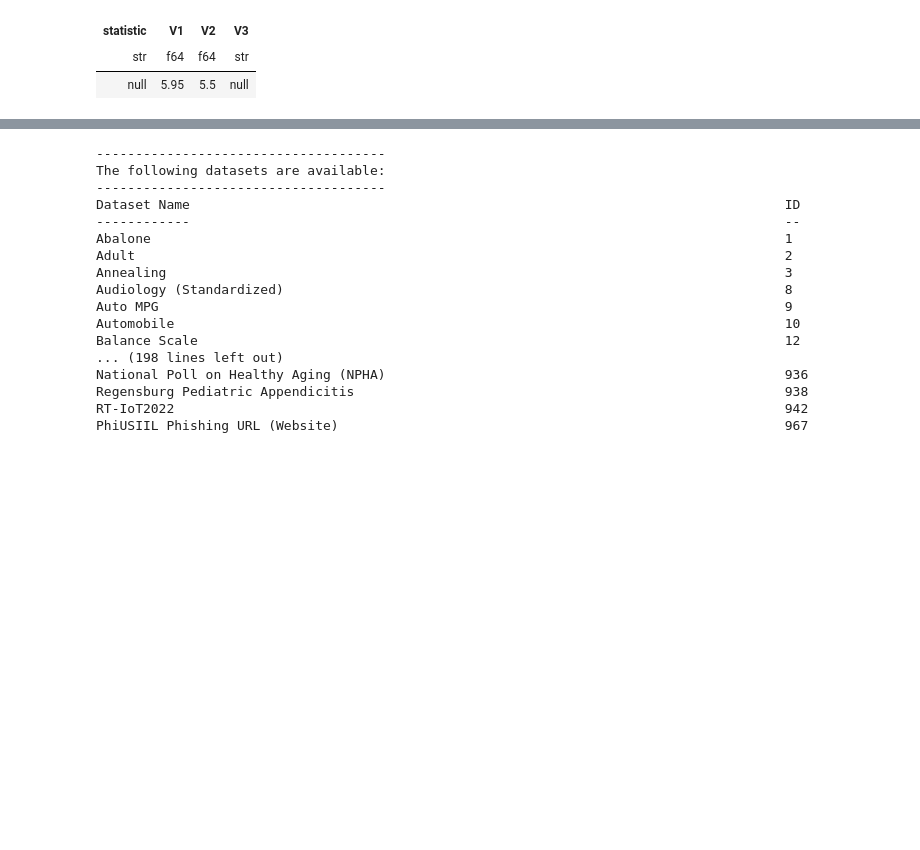
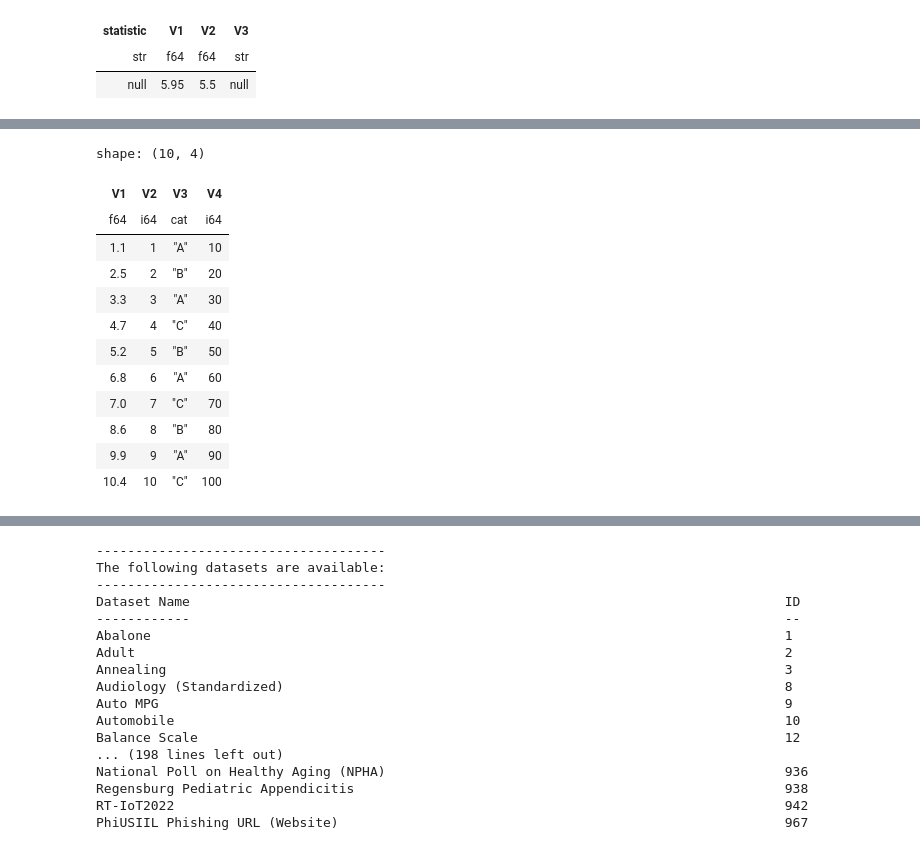
Before and after one commit to carloslesmes/COLAB, a Jupyter notebook: pandasypolars.ipynb, the cells around one changed output, grey strips where cells are left out. Cells and saved outputs as stored; diff of their text form; code cells hidden in the pictures; blank space fills up the shorter version.

```diff
--- a/pandasypolars.ipynb
+++ b/pandasypolars.ipynb
@@ -115,0 +161,17 @@ shape: (1, 4)
+# %%
+y = pl.Series("V4", [10, 20, 30, 40, 50, 60, 70, 80, 90, 100])
+df.hstack([y])
+# %% [output]
+shape: (10, 4)
+| V1 | V2 | V3 | V4 |
+| f64 | i64 | cat | i64 |
+| 1.1 | 1 | "A" | 10 |
+| 2.5 | 2 | "B" | 20 |
+| 3.3 | 3 | "A" | 30 |
+| 4.7 | 4 | "C" | 40 |
+| 5.2 | 5 | "B" | 50 |
+| 6.8 | 6 | "A" | 60 |
+| 7.0 | 7 | "C" | 70 |
+| 8.6 | 8 | "B" | 80 |
+| 9.9 | 9 | "A" | 90 |
+| 10.4 | 10 | "C" | 100 |
```
Also changed, not shown: parts of 7 cells of this notebook.
